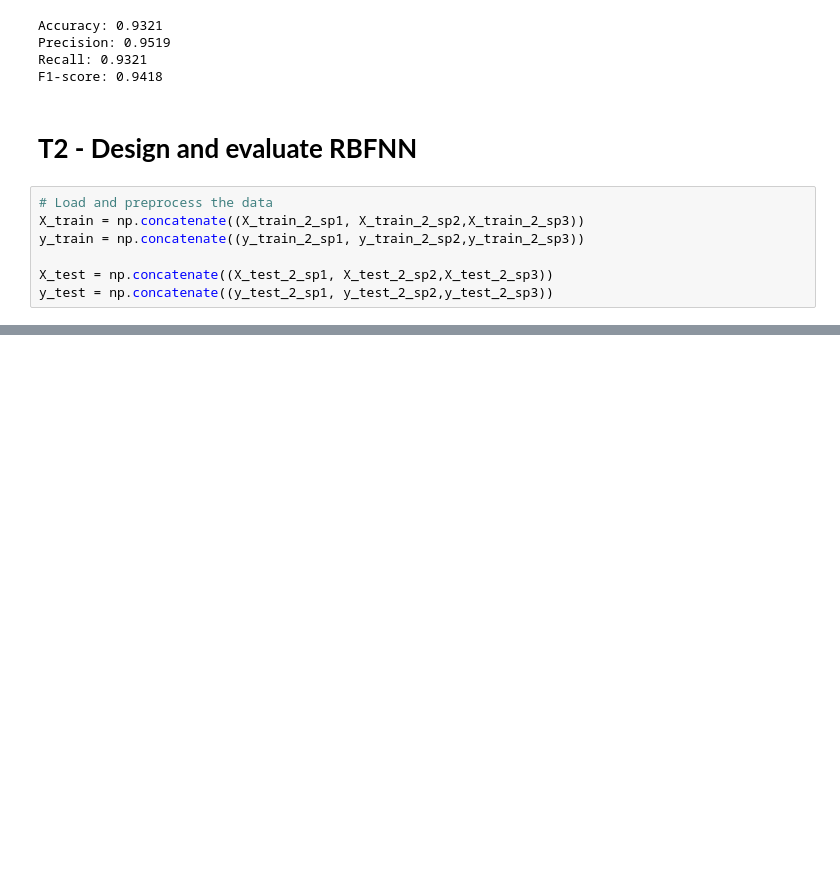
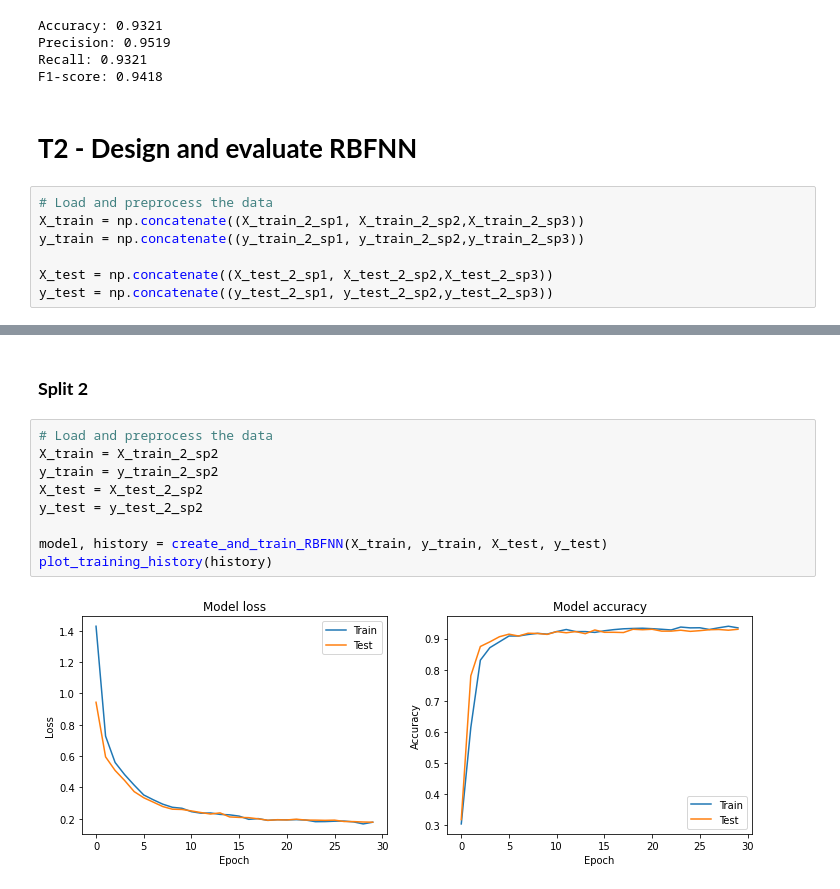
Before and after one commit to melihkurtaran/MachineLearning, a Jupyter notebook: FFNN&RBFNN/FFNN&RBFNN.ipynb, the cells around one changed output, grey strips where cells are left out. Saved outputs shown, nothing was run; the diff lists cells and outputs as text; blank space fills up the shorter version.

```diff
--- a/FFNN&RBFNN/FFNN&RBFNN.ipynb
+++ b/FFNN&RBFNN/FFNN&RBFNN.ipynb
@@ -714,0 +1223,13 @@ Test Accuracy: 0.93
+# %% [markdown]
+### **Split 2**
+# %%
+# Load and preprocess the data
+X_train = X_train_2_sp2
+y_train = y_train_2_sp2
+X_test = X_test_2_sp2
+y_test = y_test_2_sp2
+
+model, history = create_and_train_RBFNN(X_train, y_train, X_test, y_test)
+plot_training_history(history)
+# %% [output]
+[figure, added]
```
Also changed, not shown: parts of 44 cells of this notebook.
